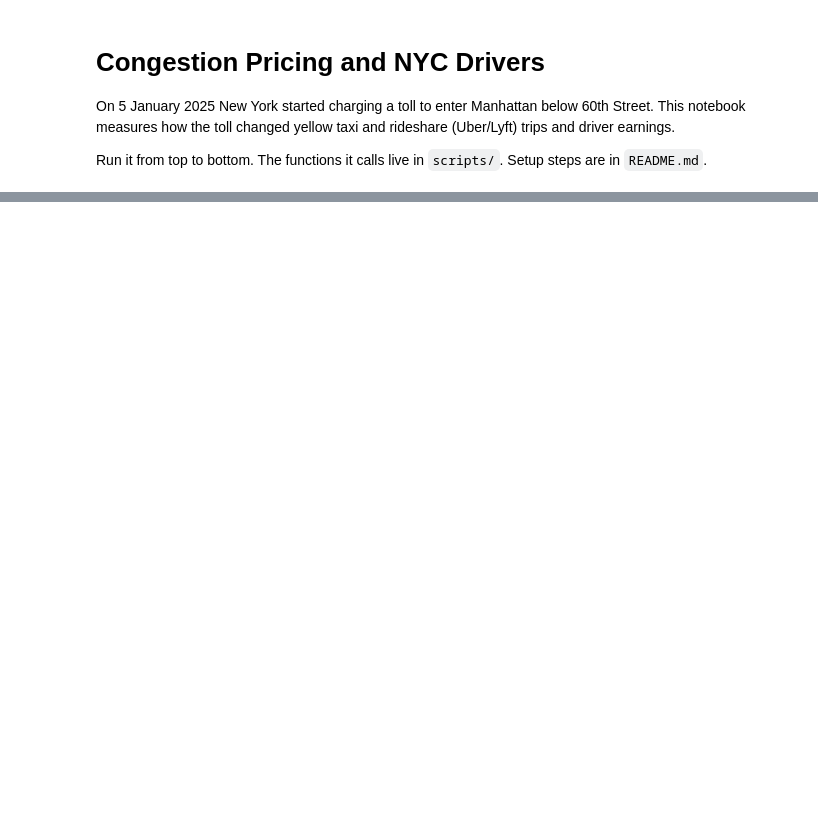
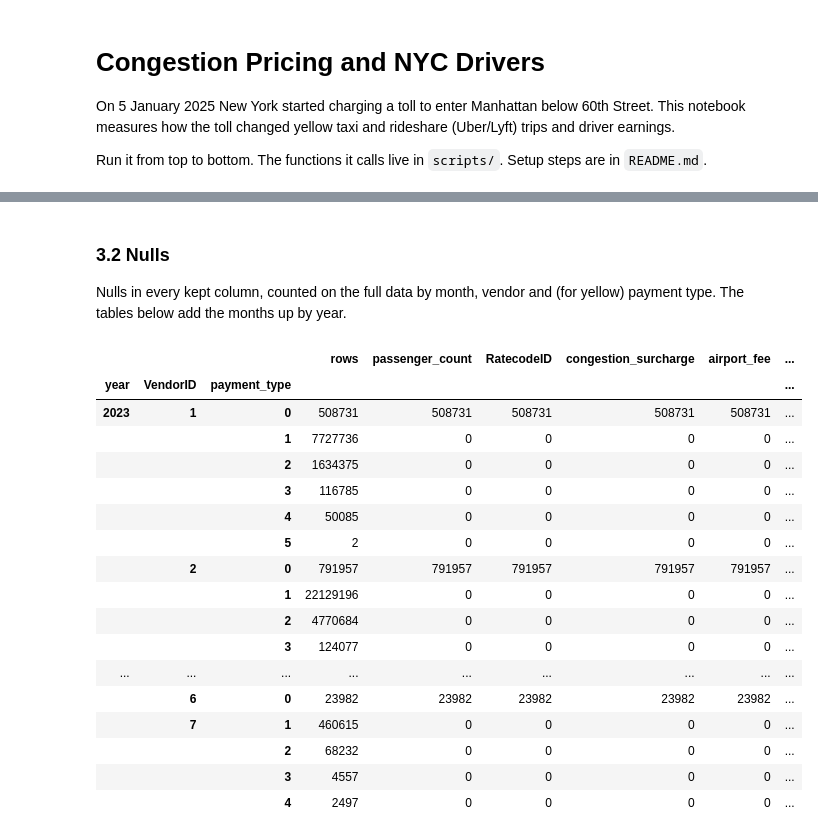
Before and after one commit to aloonsballoons/mast30034-project1, a Jupyter notebook: main.ipynb, the cells around one changed output, grey strips where cells are left out. Drawn from its saved outputs; the diff is of its cells as text; code cells hidden in the pictures; blank space fills up the shorter version.

```diff
--- a/main.ipynb
+++ b/main.ipynb
@@ -76,0 +271,29 @@ Clean the trips with PySpark, recording rows × columns after every step, and sa
+# %% [markdown]
+### 3.2 Nulls
+
+Nulls in every kept column, counted on the full data by month, vendor and (for yellow) payment type. The tables below add the months up by year.
+# %%
+nulls = {service: clean.null_counts(raw[service], service)
+         for service in config.SERVICES}
+
+# Yellow: nulls by year, vendor and payment type
+clean.nulls_by_year(nulls["yellow"], ["VendorID", "payment_type"])
+# %% [output]
+|  |  |  | rows | passenger_count | RatecodeID | congestion_surcharge | airport_fee | ... |
+| year | VendorID | payment_type |  |  |  |  |  | ... |
+| 2023 | 1 | 0 | 508731 | 508731 | 508731 | 508731 | 508731 | ... |
+|  |  | 1 | 7727736 | 0 | 0 | 0 | 0 | ... |
+|  |  | 2 | 1634375 | 0 | 0 | 0 | 0 | ... |
+|  |  | 3 | 116785 | 0 | 0 | 0 | 0 | ... |
+|  |  | 4 | 50085 | 0 | 0 | 0 | 0 | ... |
+|  |  | 5 | 2 | 0 | 0 | 0 | 0 | ... |
+|  | 2 | 0 | 791957 | 791957 | 791957 | 791957 | 791957 | ... |
+|  |  | 1 | 22129196 | 0 | 0 | 0 | 0 | ... |
+|  |  | 2 | 4770684 | 0 | 0 | 0 | 0 | ... |
+|  |  | 3 | 124077 | 0 | 0 | 0 | 0 | ... |
+| ... | ... | ... | ... | ... | ... | ... | ... | ... |
+|  | 6 | 0 | 23982 | 23982 | 23982 | 23982 | 23982 | ... |
+|  | 7 | 1 | 460615 | 0 | 0 | 0 | 0 | ... |
+|  |  | 2 | 68232 | 0 | 0 | 0 | 0 | ... |
+|  |  | 3 | 4557 | 0 | 0 | 0 | 0 | ... |
+|  |  | 4 | 2497 | 0 | 0 | 0 | 0 | ... |
```
Also changed, not shown: parts of 44 cells of this notebook, 9 other files.
